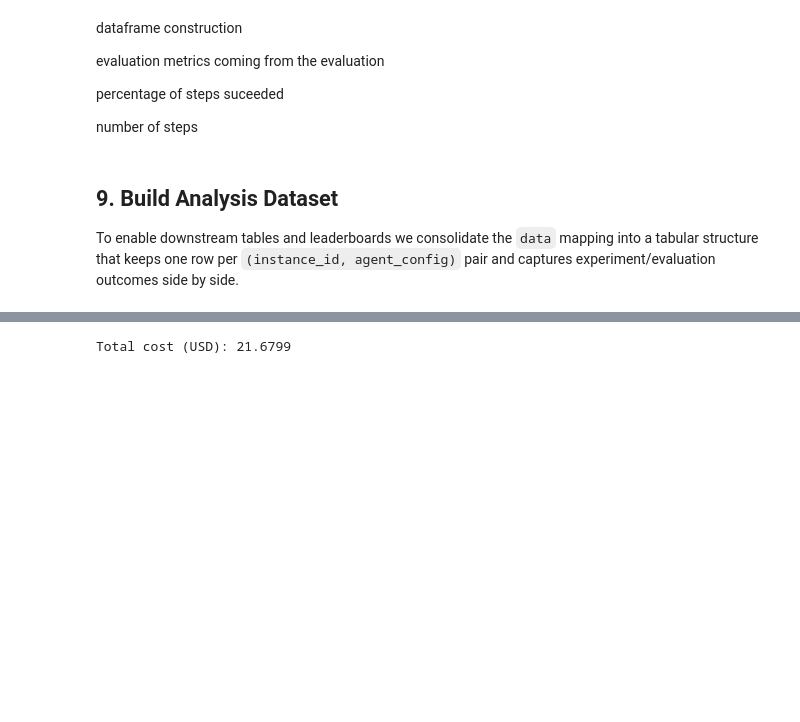
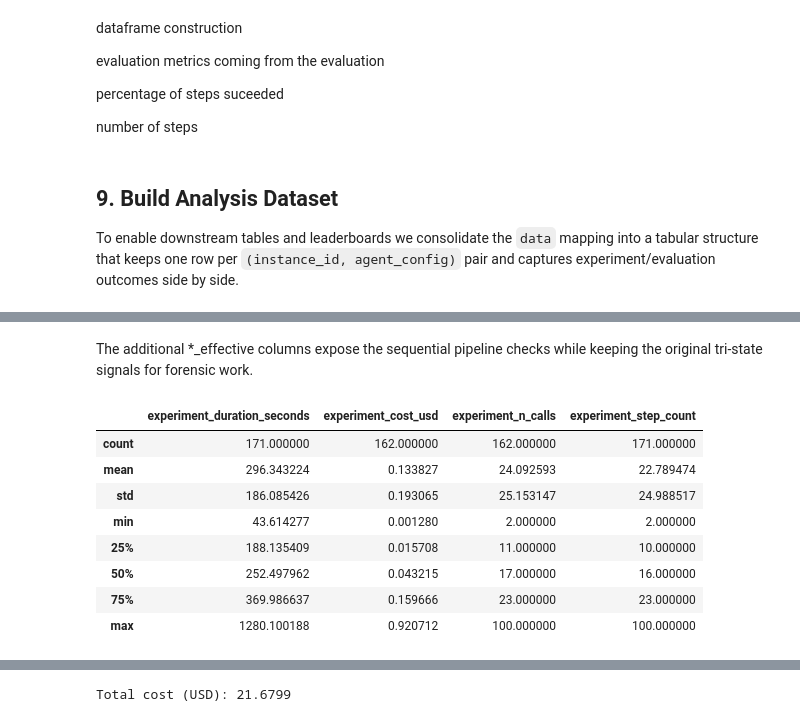
Before and after one commit to SuperMuel/BenchMac, a Jupyter notebook: analysis/analysis.ipynb, the cells around one changed output, grey strips where cells are left out. Drawn from its saved outputs; the diff is of its cells as text; code cells hidden in the pictures; blank space fills up the shorter version.

```diff
--- a/analysis/analysis.ipynb
+++ b/analysis/analysis.ipynb
@@ -829,0 +848,16 @@ analysis_df.head()
+# %% [markdown]
+The additional *_effective columns expose the sequential pipeline checks while
+keeping the original tri-state signals for forensic work.
+# %%
+# describe the dataframe
+df.describe()
+# %% [output]
+|  | experiment_duration_seconds | experiment_cost_usd | experiment_n_calls | experiment_step_count |
+| count | 171.000000 | 162.000000 | 162.000000 | 171.000000 |
+| mean | 296.343224 | 0.133827 | 24.092593 | 22.789474 |
+| std | 186.085426 | 0.193065 | 25.153147 | 24.988517 |
+| min | 43.614277 | 0.001280 | 2.000000 | 2.000000 |
+| 25% | 188.135409 | 0.015708 | 11.000000 | 10.000000 |
+| 50% | 252.497962 | 0.043215 | 17.000000 | 16.000000 |
+| 75% | 369.986637 | 0.159666 | 23.000000 | 23.000000 |
+| max | 1280.100188 | 0.920712 | 100.000000 | 100.000000 |
```
Also changed, not shown: parts of 11 cells of this notebook, 2 other files.
